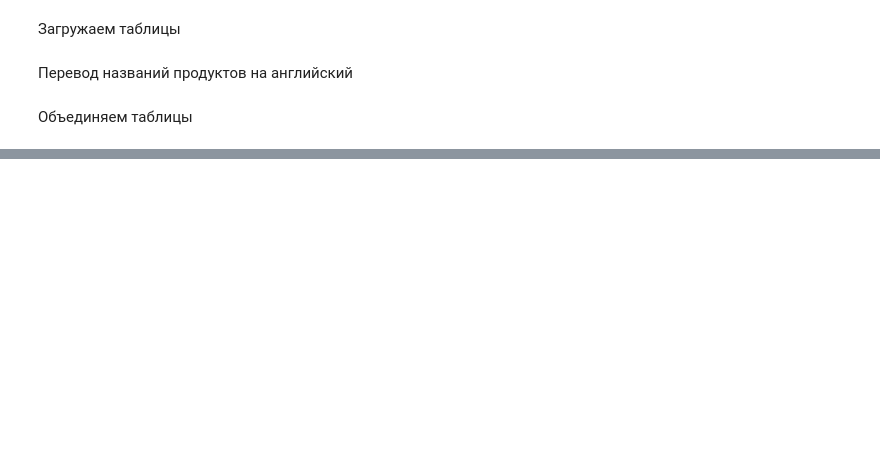
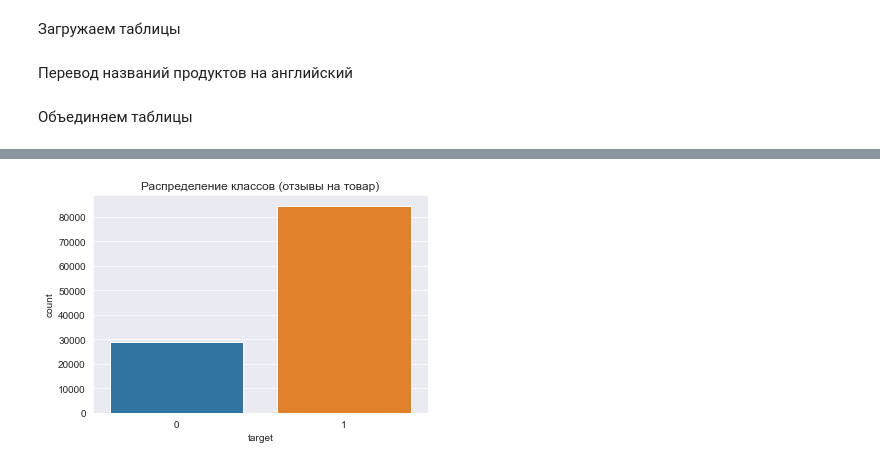
Before and after one commit to Sus-arch/Wine-Reviews-ML, a Jupyter notebook: classification/solution.ipynb, the cells around one changed output, grey strips where cells are left out. Cells and saved outputs as stored; diff of their text form; code cells hidden in the pictures; blank space fills up the shorter version.

Commit message:
data preprocessing, knn

```diff
--- a/classification/solution.ipynb
+++ b/classification/solution.ipynb
@@ -37,3 +43,5 @@ orders_full = orders_full.merge(payments_agg, on='order_id', how='left')
+# %%
+orders_full['target'] = np.where(orders_full['review_score'] >= 4, 1, 0)
 # %%
 print(orders_full.shape)
 orders_full.head()
@@ -48,0 +84,3 @@ orders_full.head()
+# %%
+orders_full =orders_full.drop_duplicates()
+orders_full.count()
@@ -48,0 +127,6 @@ orders_full.head()
+# %%
+num_features = orders_full.select_dtypes(include=[np.number]).columns.tolist()
+cat_features = orders_full.select_dtypes(include=['object']).columns.tolist()
+
+orders_full[num_features] = orders_full[num_features].fillna(orders_full[num_features].median())
+orders_full[cat_features] = orders_full[cat_features].fillna('Unknown')
@@ -48,0 +153,6 @@ orders_full.head()
+# %%
+sns.countplot(x='target', data=orders_full)
+plt.title('Распределение классов (отзывы на товар)')
+plt.show()
+# %% [output]
+[figure, added]
```
Also changed, not shown: parts of 45 cells of this notebook, 1 other file.
